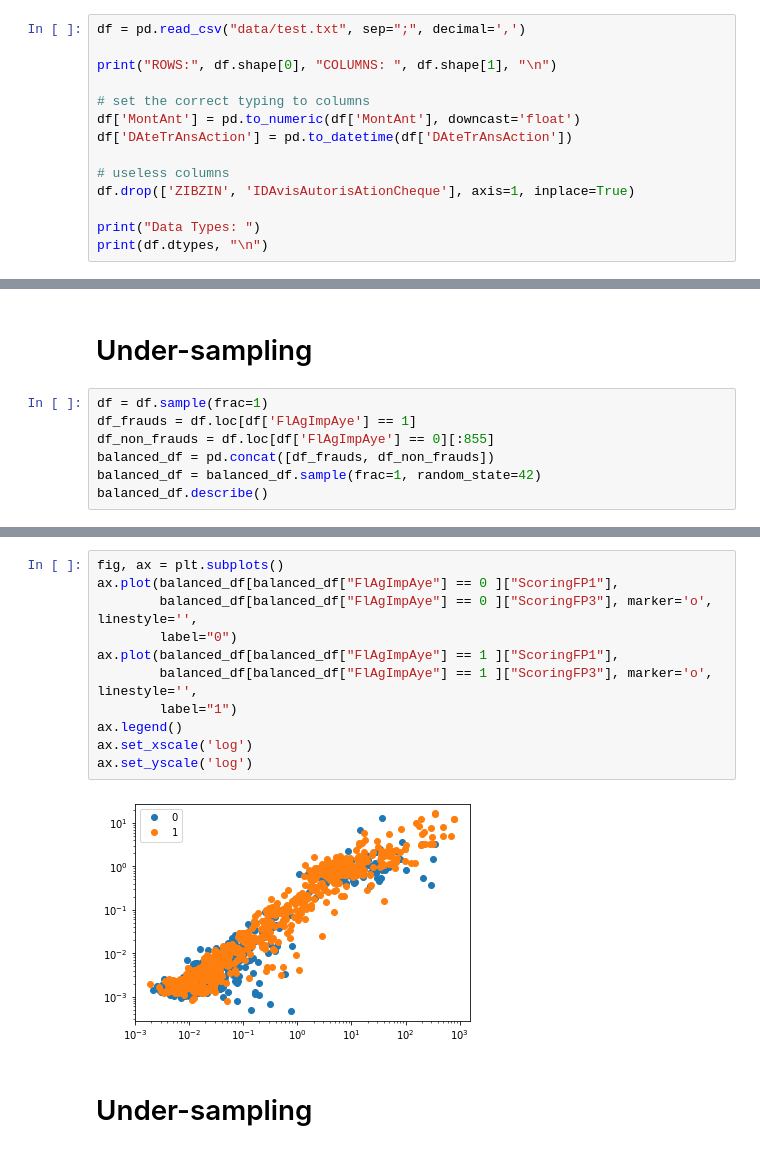
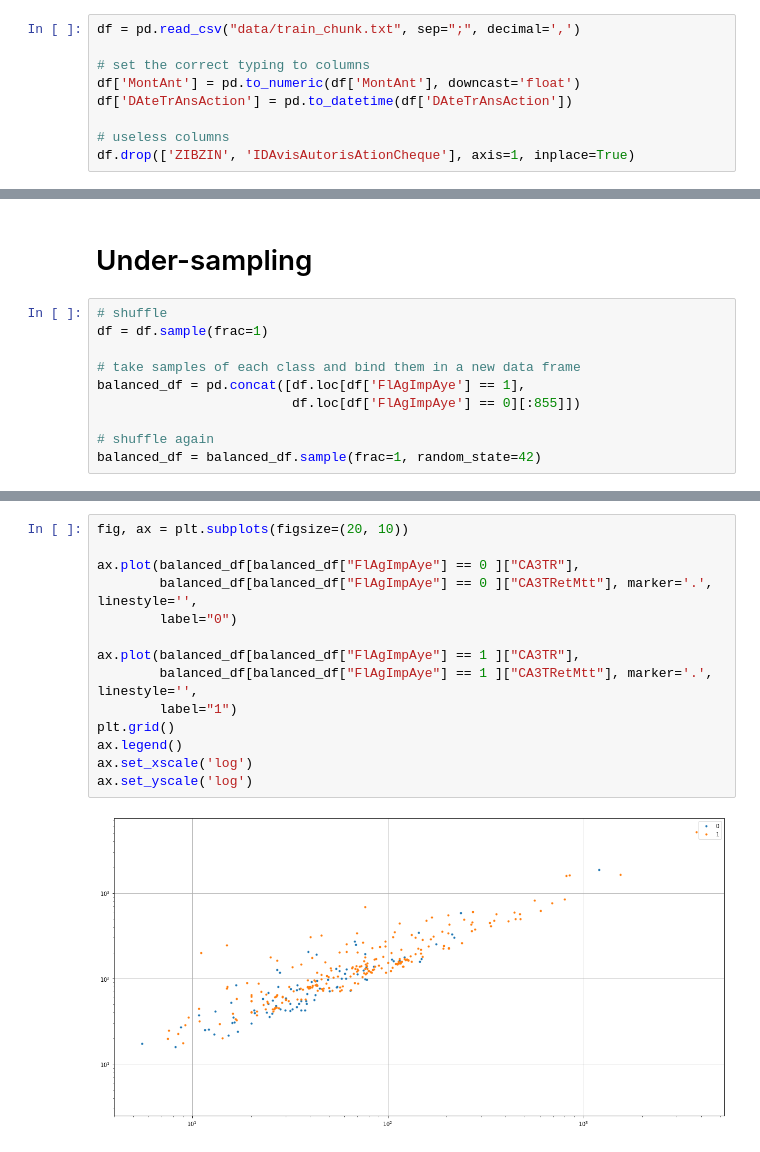
Before and after one commit to juan-kabbali/fraud-detection, a Jupyter notebook: balanced.ipynb, the cells around one changed output, grey strips where cells are left out. Saved outputs shown, nothing was run; the diff lists cells and outputs as text.

Commit message:
main analisys, balanced analisys and random forest

```diff
--- a/balanced.ipynb
+++ b/balanced.ipynb
@@ -8,7 +9,5 @@ from imblearn.under_sampling import TomekLinks
 # %%
-df = pd.read_csv("data/test.txt", sep=";", decimal=',')
-
-print("ROWS:", df.shape[0], "COLUMNS: ", df.shape[1], "\n")
+df = pd.read_csv("data/train_chunk.txt", sep=";", decimal=',')
 
 # set the correct typing to columns
 df['MontAnt'] = pd.to_numeric(df['MontAnt'], downcast='float')
@@ -16,6 +15,3 @@ df['DAteTrAnsAction'] = pd.to_datetime(df['DAteTrAnsAction'])
 
 # useless columns
 df.drop(['ZIBZIN', 'IDAvisAutorisAtionCheque'], axis=1, inplace=True)
-
-print("Data Types: ")
-print(df.dtypes, "\n")
@@ -40,9 +18,12 @@ dtype: object
 # %% [markdown]
 # Under-sampling
 # %%
+# shuffle
 df = df.sample(frac=1)
-df_frauds = df.loc[df['FlAgImpAye'] == 1]
-df_non_frauds = df.loc[df['FlAgImpAye'] == 0][:855]
-balanced_df = pd.concat([df_frauds, df_non_frauds])
+
+# take samples of each class and bind them in a new data frame
+balanced_df = pd.concat([df.loc[df['FlAgImpAye'] == 1],
+                         df.loc[df['FlAgImpAye'] == 0][:855]])
+
+# shuffle again
 balanced_df = balanced_df.sample(frac=1, random_state=42)
-balanced_df.describe()
@@ -75,15 +85,16 @@ heatmap = sns.heatmap(balanced_df.corr(), annot=True, cbar=True, cmap=plt.cm.Red
 # %%
-fig, ax = plt.subplots()
-ax.plot(balanced_df[balanced_df["FlAgImpAye"] == 0 ]["ScoringFP1"],
-        balanced_df[balanced_df["FlAgImpAye"] == 0 ]["ScoringFP3"], marker='o', linestyle='',
+fig, ax = plt.subplots(figsize=(20, 10))
+
+ax.plot(balanced_df[balanced_df["FlAgImpAye"] == 0 ]["CA3TR"],
+        balanced_df[balanced_df["FlAgImpAye"] == 0 ]["CA3TRetMtt"], marker='.', linestyle='',
         label="0")
-ax.plot(balanced_df[balanced_df["FlAgImpAye"] == 1 ]["ScoringFP1"],
-        balanced_df[balanced_df["FlAgImpAye"] == 1 ]["ScoringFP3"], marker='o', linestyle='',
+
+ax.plot(balanced_df[balanced_df["FlAgImpAye"] == 1 ]["CA3TR"],
+        balanced_df[balanced_df["FlAgImpAye"] == 1 ]["CA3TRetMtt"], marker='.', linestyle='',
         label="1")
+plt.grid()
 ax.legend()
 ax.set_xscale('log')
 ax.set_yscale('log')
 # %% [output]
-[figure, old version]
+[figure, new version]
-# %% [markdown]
-# Under-sampling
```
Also changed, not shown: parts of 12 cells of this notebook, 2 other files.
